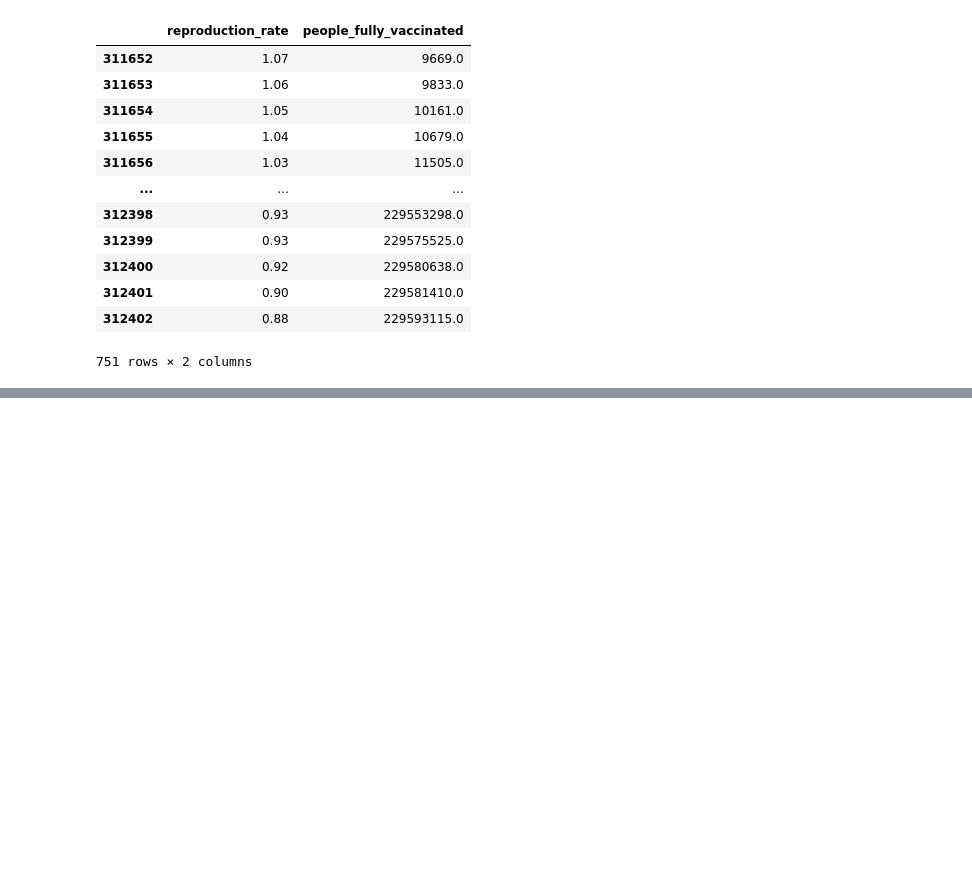
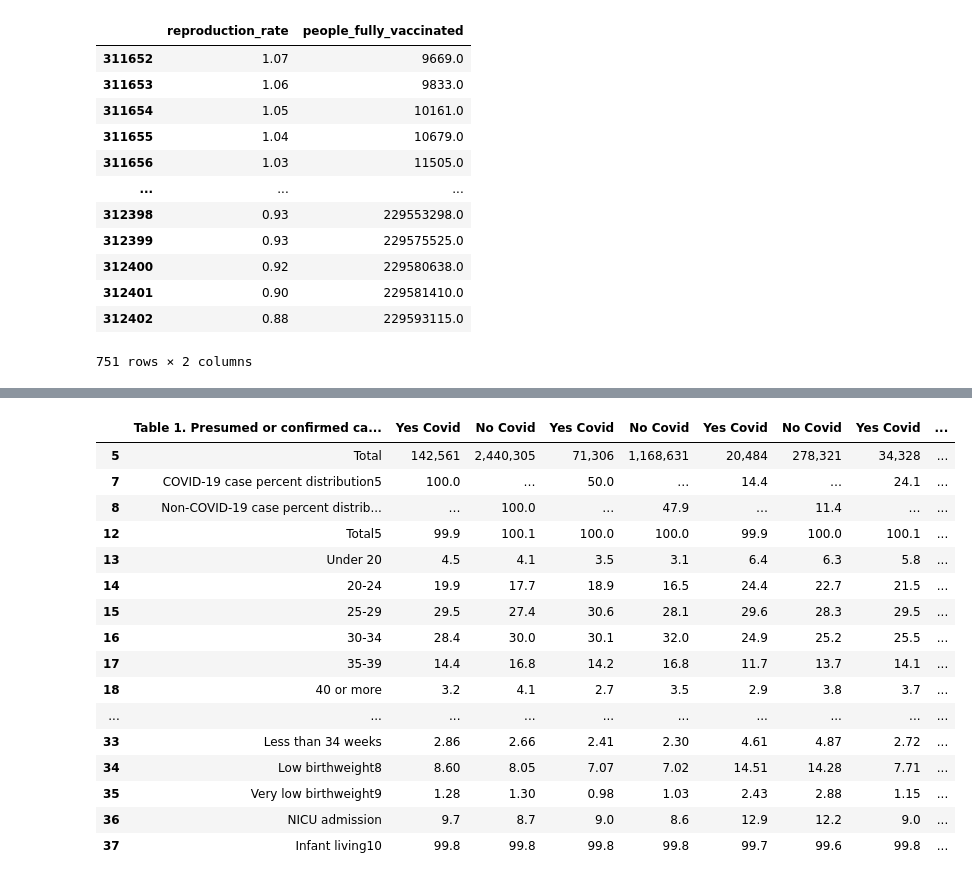
Before and after one commit to devin476/COVID-Birth-Rates, a Jupyter notebook: Vaccines/birth rate project.ipynb, the cells around one changed output, grey strips where cells are left out. Saved outputs shown, nothing was run; the diff lists cells and outputs as text; code cells hidden in the pictures; blank space fills up the shorter version.

Commit message:
cleaned covid preg csv

```diff
--- a/Vaccines/birth rate project.ipynb
+++ b/Vaccines/birth rate project.ipynb
@@ -159,0 +160,24 @@ plt.show()
+# %%
+covidpreg = pd.read_csv('COVID_preg.csv')
+# %%
+covidpreg.rename(columns={'Unnamed: 1': 'Yes Covid (Total)', 'Unnamed: 2': 'No Covid (Total)','Unnamed: 3': 'Yes Covid (Non Hispanic White)', 'Unnamed: 4': 'No Covid (Non Hispanic White)','Unnamed: 5': 'Yes Covid (Non-Hispanic Black)', 'Unnamed: 6': 'No Covid(Non-Hispanic Black)','Unnamed: 7': 'Yes Covid (Hispanic)', 'Unnamed: 8': 'No Covid (Hispanic)'}, inplace=True)
+# %%
+covidpreg.dropna().style
+# %% [output]
+|  | Table 1. Presumed or confirmed ca... | Yes Covid | No Covid | Yes Covid | No Covid | Yes Covid | No Covid | Yes Covid | ... |
+| 5 | Total | 142,561 | 2,440,305 | 71,306 | 1,168,631 | 20,484 | 278,321 | 34,328 | ... |
+| 7 | COVID-19 case percent distribution5 | 100.0 | … | 50.0 | … | 14.4 | … | 24.1 | ... |
+| 8 | Non-COVID-19 case percent distrib... | … | 100.0 | … | 47.9 | … | 11.4 | … | ... |
+| 12 | Total5 | 99.9 | 100.1 | 100.0 | 100.0 | 99.9 | 100.0 | 100.1 | ... |
+| 13 | Under 20 | 4.5 | 4.1 | 3.5 | 3.1 | 6.4 | 6.3 | 5.8 | ... |
+| 14 | 20-24 | 19.9 | 17.7 | 18.9 | 16.5 | 24.4 | 22.7 | 21.5 | ... |
+| 15 | 25-29 | 29.5 | 27.4 | 30.6 | 28.1 | 29.6 | 28.3 | 29.5 | ... |
+| 16 | 30-34 | 28.4 | 30.0 | 30.1 | 32.0 | 24.9 | 25.2 | 25.5 | ... |
+| 17 | 35-39 | 14.4 | 16.8 | 14.2 | 16.8 | 11.7 | 13.7 | 14.1 | ... |
+| 18 | 40 or more | 3.2 | 4.1 | 2.7 | 3.5 | 2.9 | 3.8 | 3.7 | ... |
+| ... | ... | ... | ... | ... | ... | ... | ... | ... | ... |
+| 33 | Less than 34 weeks | 2.86 | 2.66 | 2.41 | 2.30 | 4.61 | 4.87 | 2.72 | ... |
+| 34 | Low birthweight8 | 8.60 | 8.05 | 7.07 | 7.02 | 14.51 | 14.28 | 7.71 | ... |
+| 35 | Very low birthweight9 | 1.28 | 1.30 | 0.98 | 1.03 | 2.43 | 2.88 | 1.15 | ... |
+| 36 | NICU admission | 9.7 | 8.7 | 9.0 | 8.6 | 12.9 | 12.2 | 9.0 | ... |
+| 37 | Infant living10 | 99.8 | 99.8 | 99.8 | 99.8 | 99.7 | 99.6 | 99.8 | ... |
```
Also changed, not shown: parts of 14 cells of this notebook.
